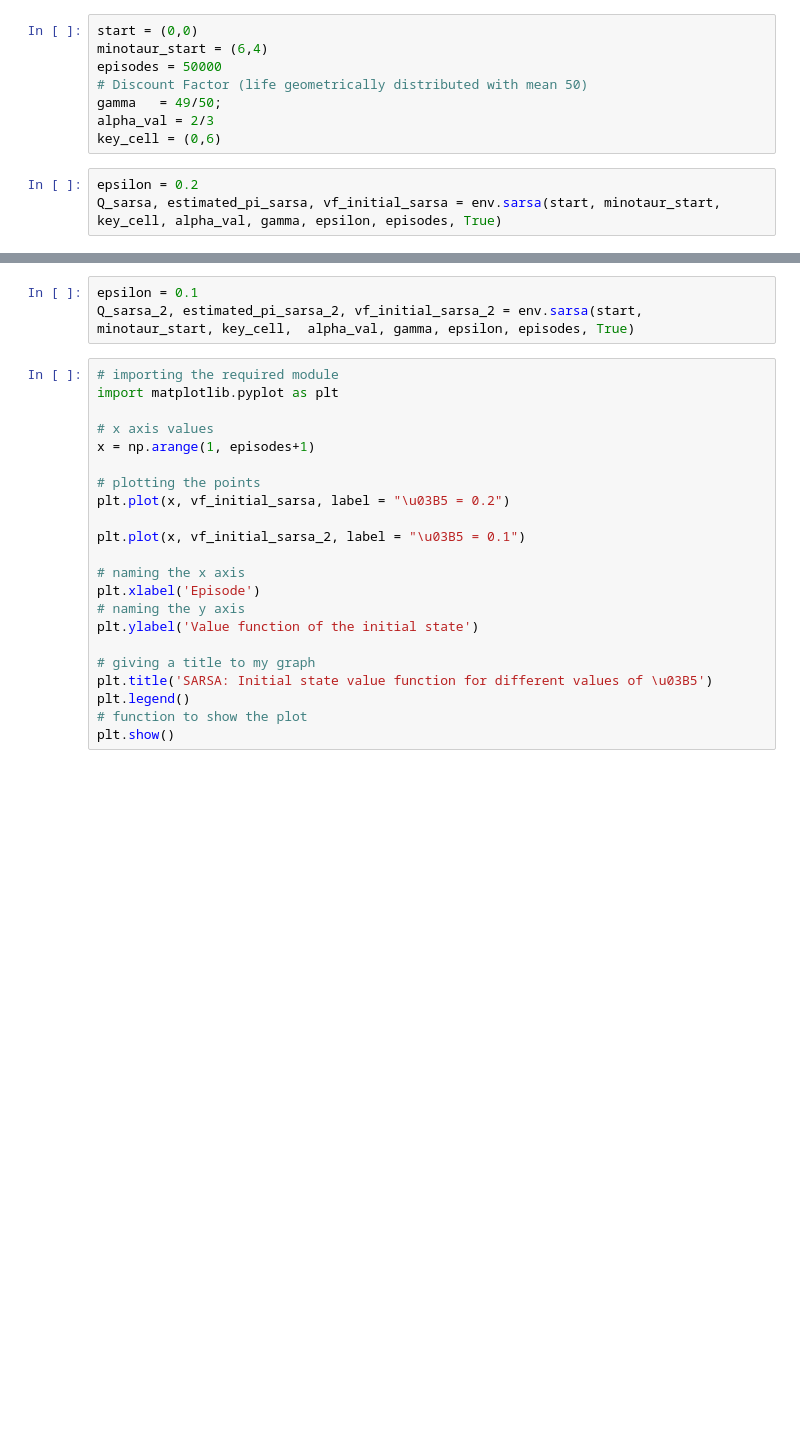
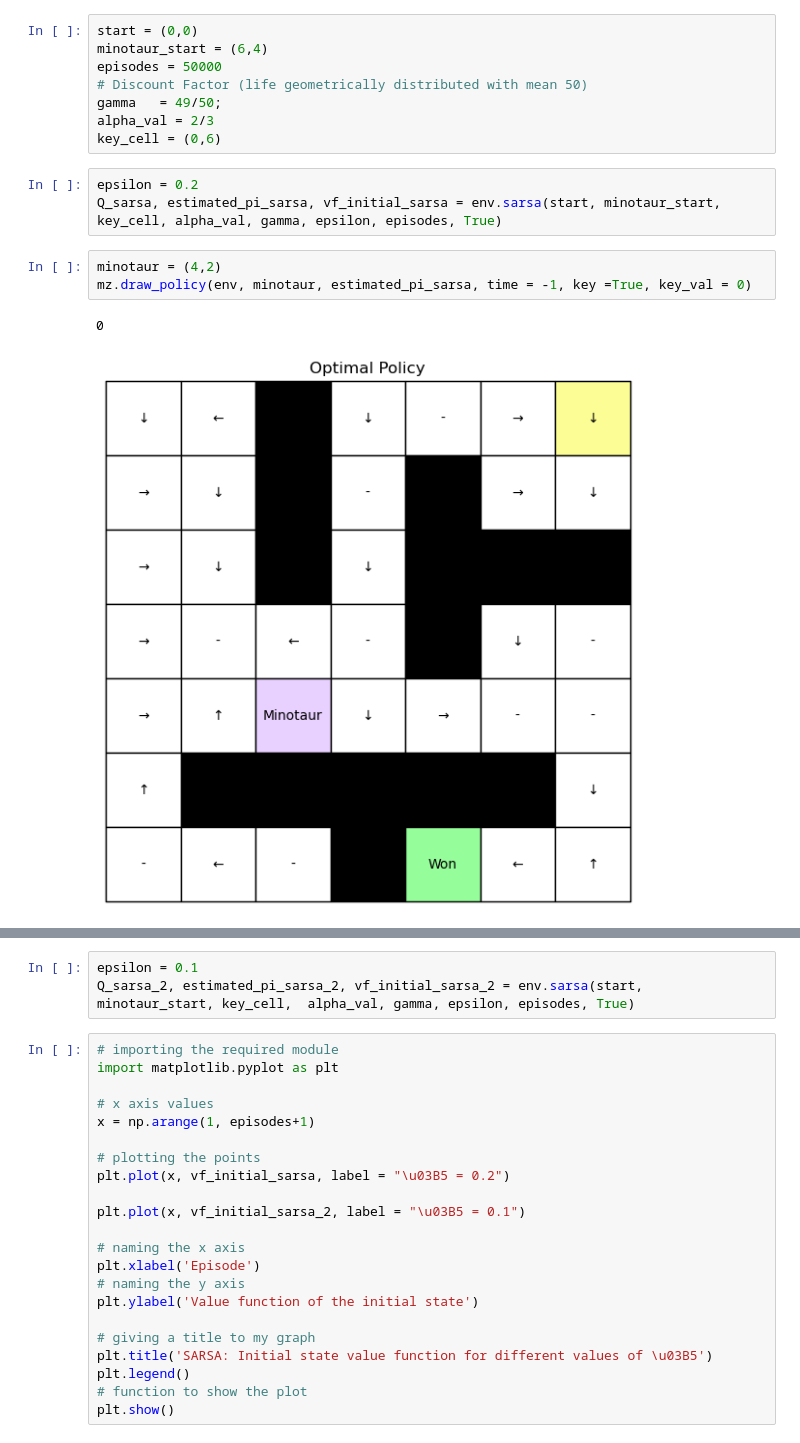
Before and after one commit to citrovin/reinforcement-learning, a Jupyter notebook: lab1/lab1.ipynb, the cells around one changed output, grey strips where cells are left out. Saved outputs shown, nothing was run; the diff lists cells and outputs as text; blank space fills up the shorter version.

```diff
--- a/lab1/lab1.ipynb
+++ b/lab1/lab1.ipynb
@@ -361,3 +369,9 @@ key_cell = (0,6)
 # %%
 epsilon = 0.2
 Q_sarsa, estimated_pi_sarsa, vf_initial_sarsa = env.sarsa(start, minotaur_start, key_cell, alpha_val, gamma, epsilon, episodes, True)
+# %%
+minotaur = (4,2)
+mz.draw_policy(env, minotaur, estimated_pi_sarsa, time = -1, key =True, key_val = 0)
+# %% [output]
+0
+[figure, added]
```
Also changed, not shown: parts of 13 cells of this notebook, 3 other files.
